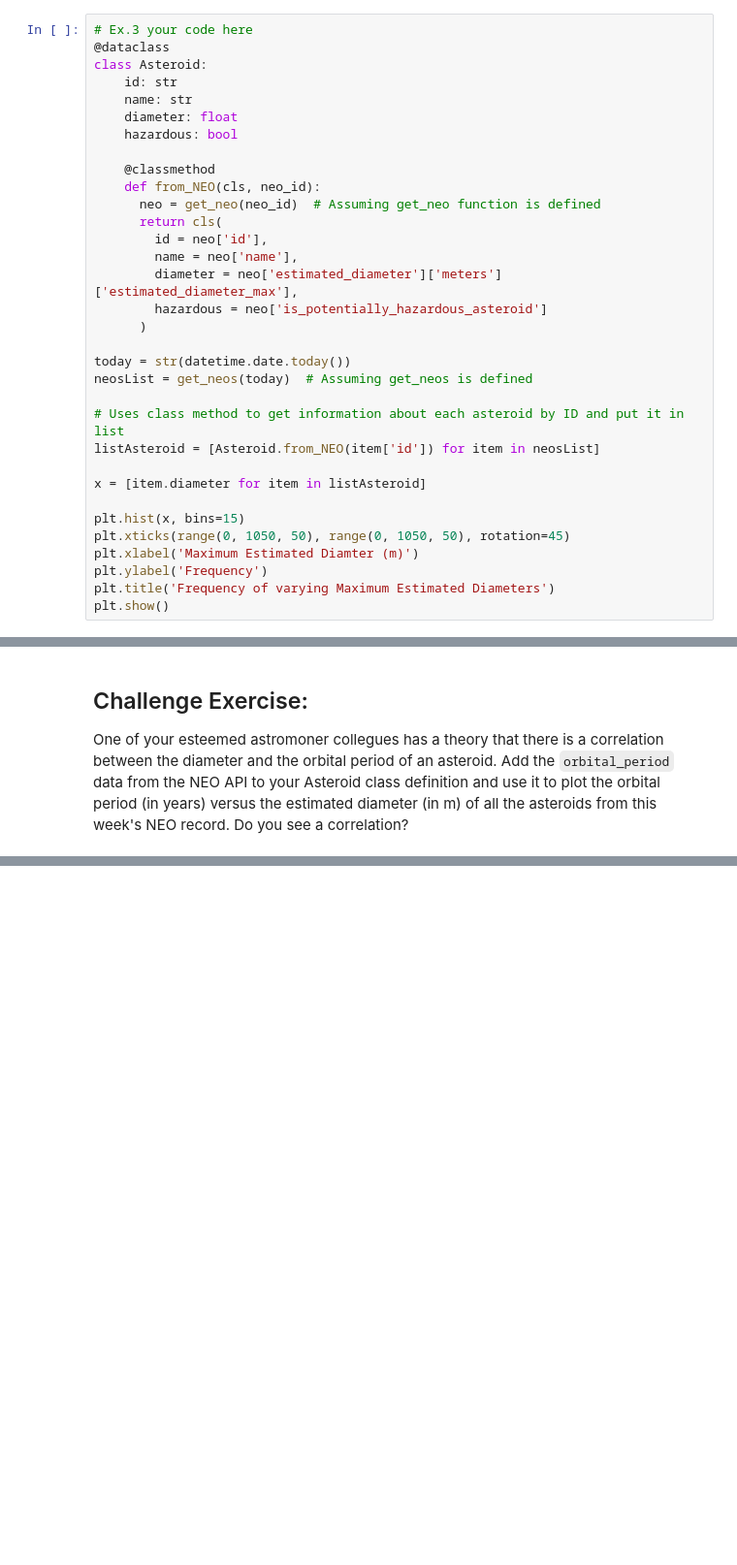
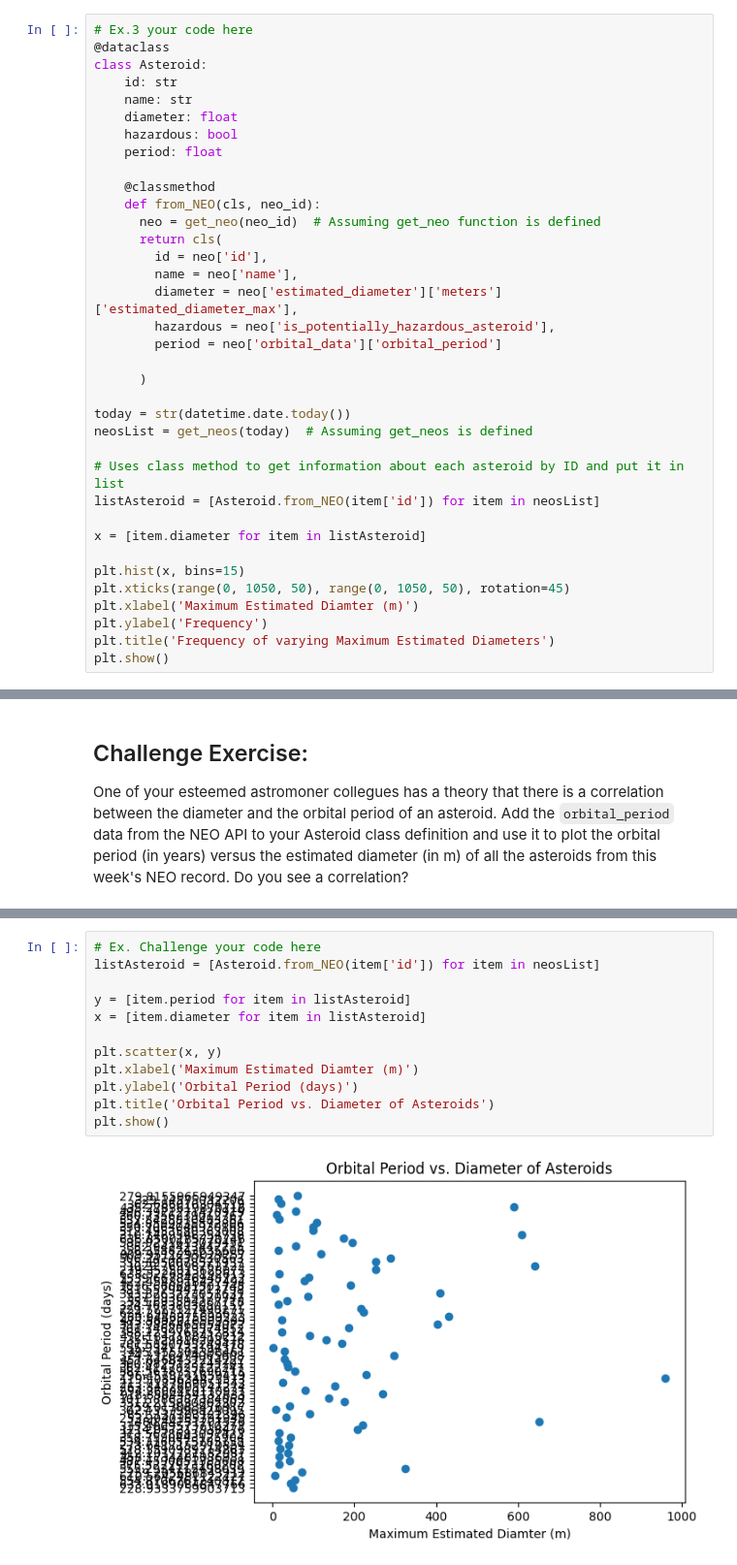
Before and after one commit to Mathias1232/comp215, a Jupyter notebook: labs/lab03-classes.ipynb, the cells around one changed output, grey strips where cells are left out. Shown at 97% size. Cells and saved outputs as stored; diff of their text form; blank space fills up the shorter version.

```diff
--- a/labs/lab03-classes.ipynb
+++ b/labs/lab03-classes.ipynb
@@ -158,6 +140,7 @@ class Asteroid:
     name: str
     diameter: float
     hazardous: bool
+    period: float
 
     @classmethod
     def from_NEO(cls, neo_id):
@@ -166,7 +149,9 @@ class Asteroid:
         id = neo['id'],
         name = neo['name'],
         diameter = neo['estimated_diameter']['meters']['estimated_diameter_max'],
-        hazardous = neo['is_potentially_hazardous_asteroid']
+        hazardous = neo['is_potentially_hazardous_asteroid'],
+        period = neo['orbital_data']['orbital_period']
+
       )
 
 today = str(datetime.date.today())
@@ -193,0 +177,14 @@ One of your esteemed astromoner collegues has a theory that there is a correlati
+# %%
+# Ex. Challenge your code here
+listAsteroid = [Asteroid.from_NEO(item['id']) for item in neosList]
+
+y = [item.period for item in listAsteroid]
+x = [item.diameter for item in listAsteroid]
+
+plt.scatter(x, y)
+plt.xlabel('Maximum Estimated Diamter (m)')
+plt.ylabel('Orbital Period (days)')
+plt.title('Orbital Period vs. Diameter of Asteroids')
+plt.show()
+# %% [output]
+[figure, added]
```
Also changed, not shown: parts of 2 cells of this notebook.
